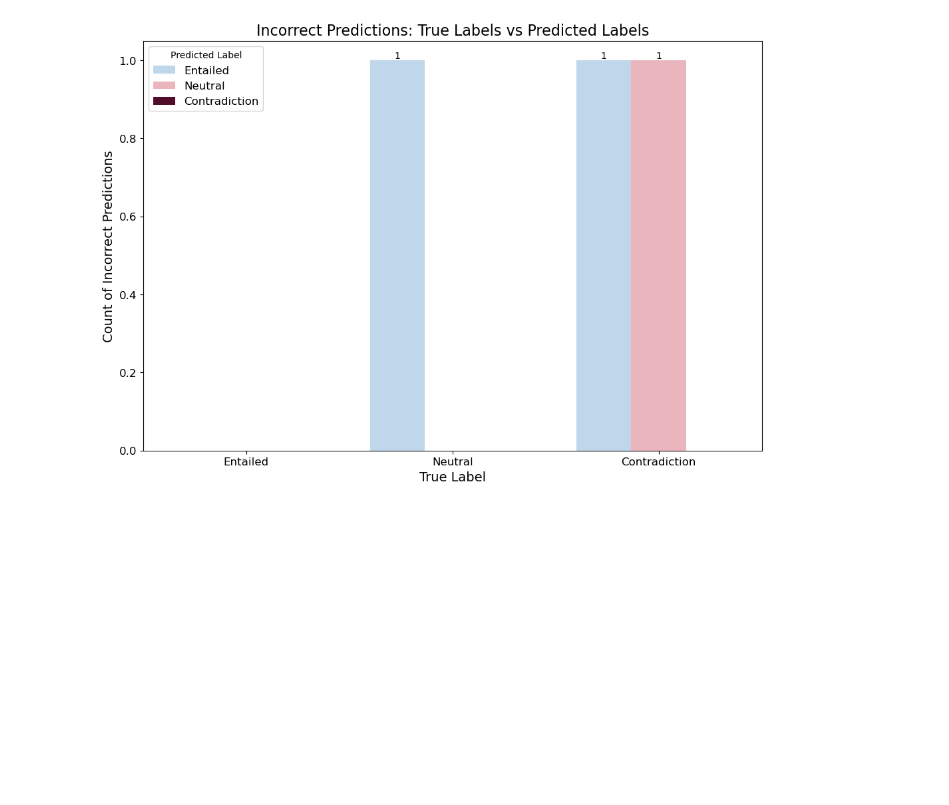
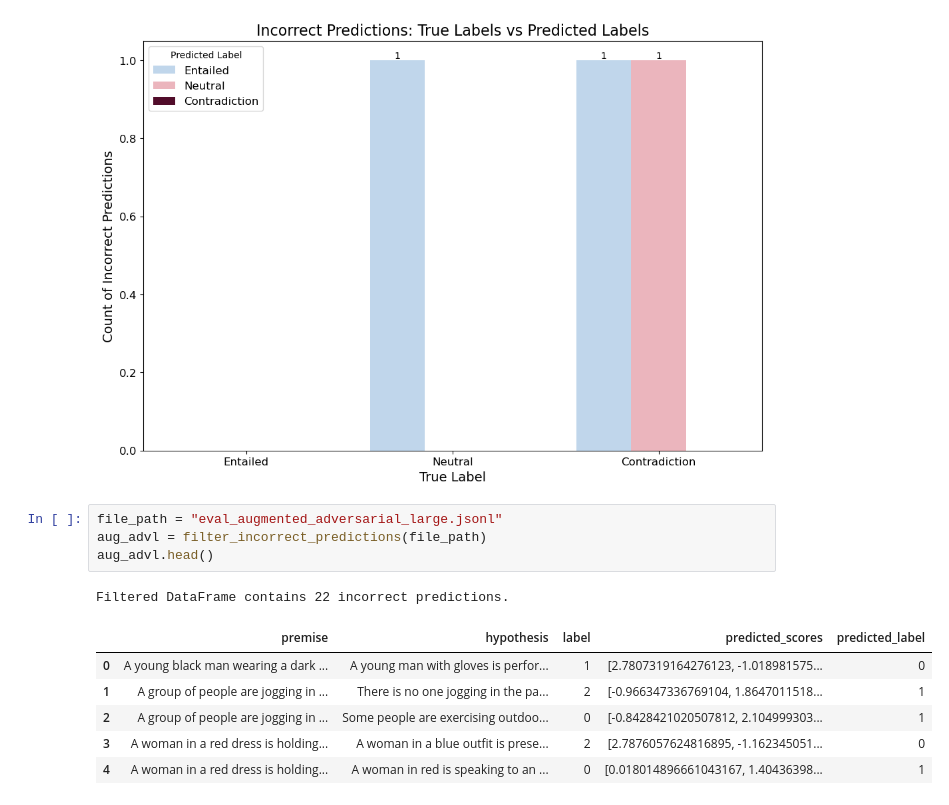
Before and after one commit to NightShadeugh/fp-dataset-artifacts, a Jupyter notebook: incorrect_pred.ipynb, the cells around one changed output. Saved outputs shown, nothing was run; the diff lists cells and outputs as text; blank space fills up the shorter version.

```diff
--- a/incorrect_pred.ipynb
+++ b/incorrect_pred.ipynb
@@ -860,3 +860,15 @@ plt.yticks(fontsize=12)
 plt.show()
 # %% [output]
 [figure]
+# %%
+file_path = "eval_augmented_adversarial_large.jsonl"
+aug_advl = filter_incorrect_predictions(file_path)
+aug_advl.head()
+# %% [output]
+Filtered DataFrame contains 22 incorrect predictions.
+|  | premise | hypothesis | label | predicted_scores | predicted_label |
+| 0 | A young black man wearing a dark ... | A young man with gloves is perfor... | 1 | [2.7807319164276123, -1.018981575... | 0 |
+| 1 | A group of people are jogging in ... | There is no one jogging in the pa... | 2 | [-0.966347336769104, 1.8647011518... | 1 |
+| 2 | A group of people are jogging in ... | Some people are exercising outdoo... | 0 | [-0.8428421020507812, 2.104999303... | 1 |
+| 3 | A woman in a red dress is holding... | A woman in a blue outfit is prese... | 2 | [2.7876057624816895, -1.162345051... | 0 |
+| 4 | A woman in a red dress is holding... | A woman in red is speaking to an ... | 0 | [0.018014896661043167, 1.40436398... | 1 |
```
Also changed, not shown: parts of 3 cells of this notebook, 54 other files.
